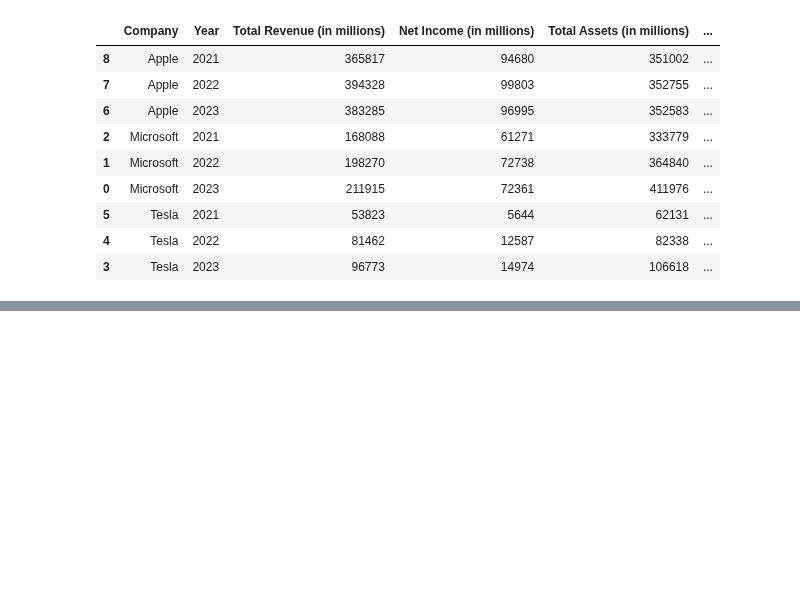
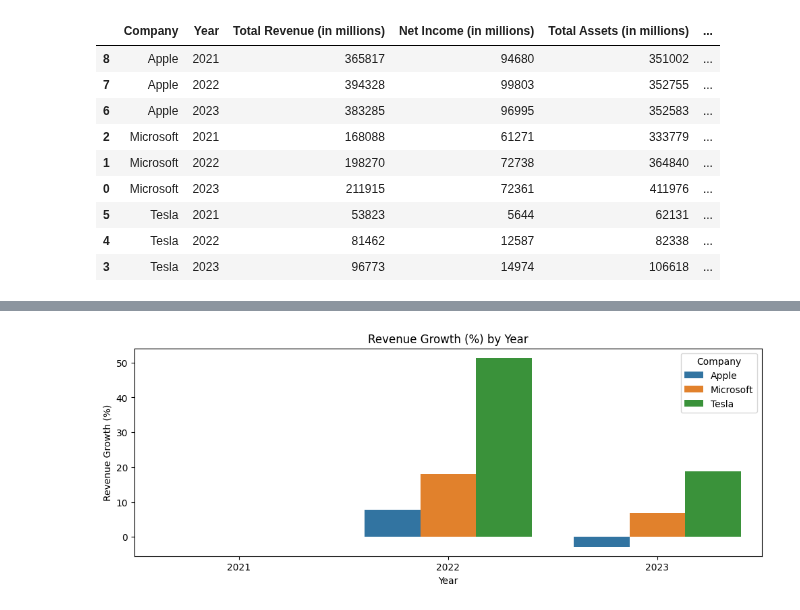
Before and after one commit to Akshay-Paunikar/Forage_Virtual_Internship_Program, a Jupyter notebook: BCG-GenAI/01_Task_1 - Data_extraction_and_initial_analysis/Task_1_Data_Extraction_&_Initial_Analysis_Code.ipynb, the cells around one changed output, grey strips where cells are left out. Saved outputs shown, nothing was run; the diff lists cells and outputs as text; code cells hidden in the pictures; blank space fills up the shorter version.

```diff
--- a/BCG-GenAI/01_Task_1 - Data_extraction_and_initial_analysis/Task_1_Data_Extraction_&_Initial_Analysis_Code.ipynb
+++ b/BCG-GenAI/01_Task_1 - Data_extraction_and_initial_analysis/Task_1_Data_Extraction_&_Initial_Analysis_Code.ipynb
@@ -162,0 +185,11 @@ data.head(10)
+# %%
+# Bar chart for Revenue Growth (%)
+plt.figure(figsize=(12,4))
+sns.barplot(data=data, x='Year', y='Revenue Growth (%)', hue='Company')
+plt.title('Revenue Growth (%) by Year')
+plt.ylabel('Revenue Growth (%)')
+plt.xlabel('Year')
+plt.grid(False)
+plt.show()
+# %% [output]
+[figure, added]
```
Also changed, not shown: parts of 7 cells of this notebook.
